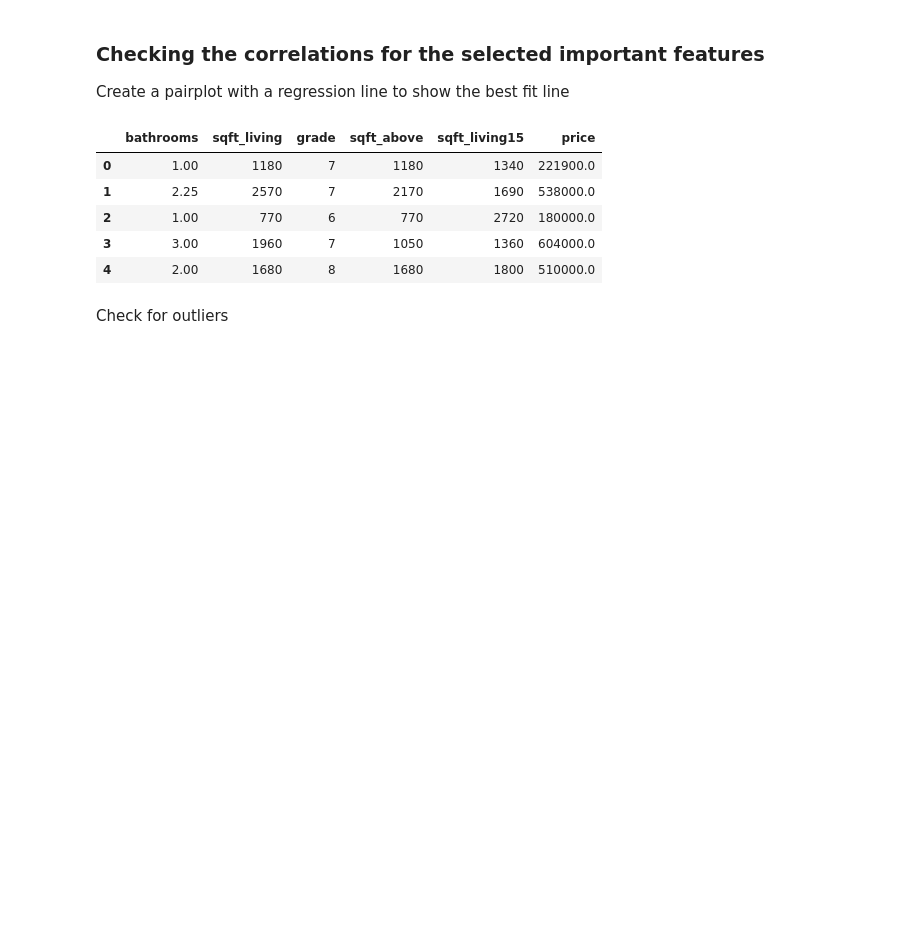
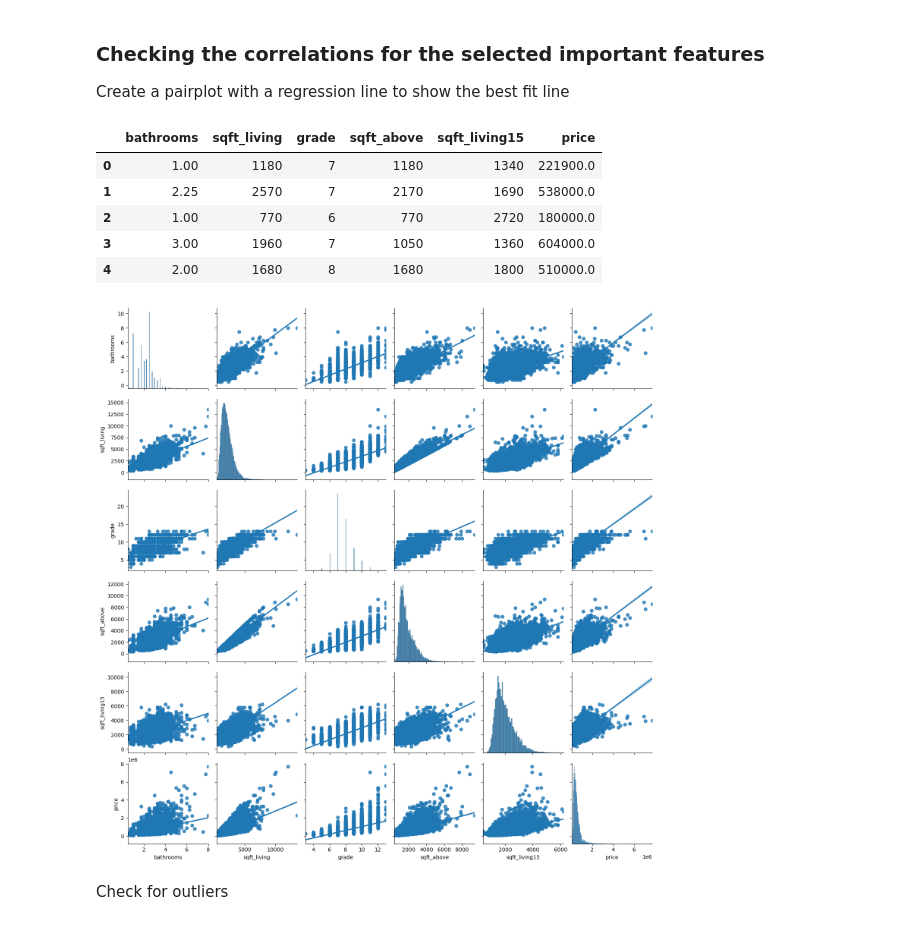
Before and after one commit to MMJGGR/Phase_2_project, a Jupyter notebook: index.ipynb, the cells around one changed output. Saved outputs shown, nothing was run; the diff lists cells and outputs as text; code cells hidden in the pictures; blank space fills up the shorter version.

```diff
--- a/index.ipynb
+++ b/index.ipynb
@@ -251,7 +256,9 @@ data2.head()
 | 4 | 2.00 | 1680 | 8 | 1680 | 1800 | 510000.0 |
 # %%
 
-# sns.pairplot(data2, kind = "reg");
+sns.pairplot(data2, kind = "reg");
+# %% [output]
+[figure, added]
 # %% [markdown]
 Check for outliers
 # %%
```
Also changed, not shown: parts of 23 cells of this notebook.
